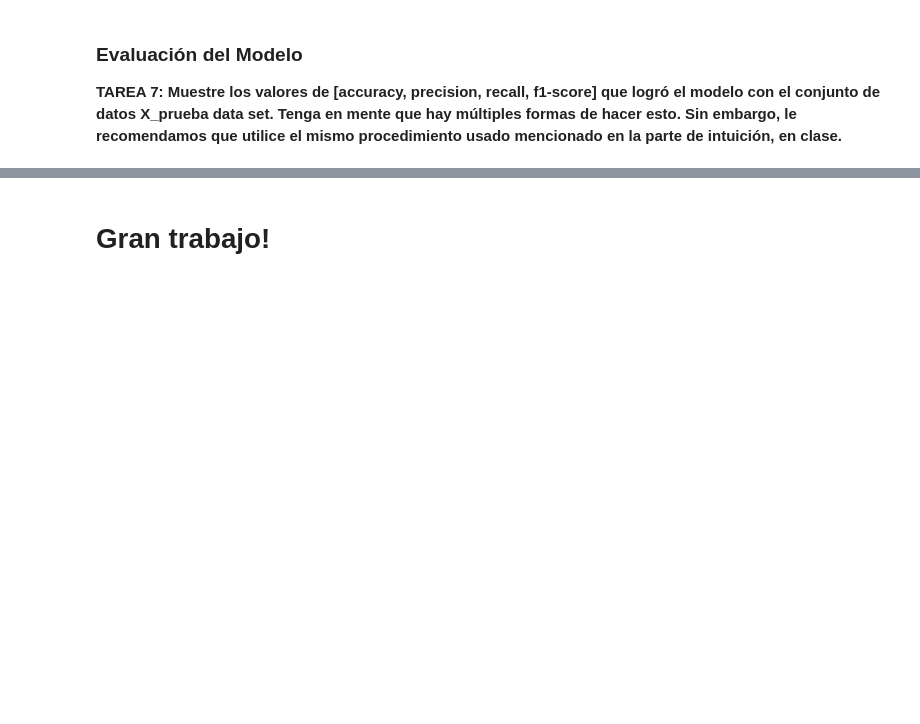
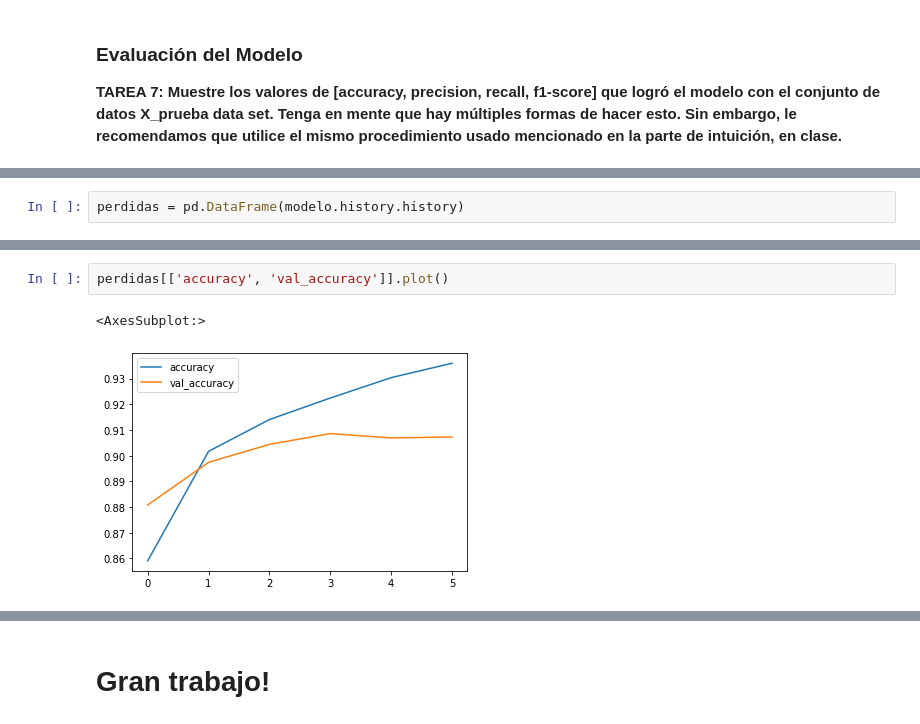
Before and after one commit to gabrielquirozz/Laboratorio4DataScience, a Jupyter notebook: Laboratorio_4_CNN.ipynb, the cells around one changed output, grey strips where cells are left out. Drawn from its saved outputs; the diff is of its cells as text; blank space fills up the shorter version.

```diff
--- a/Laboratorio_4_CNN.ipynb
+++ b/Laboratorio_4_CNN.ipynb
@@ -213,0 +186,2 @@ avg / total       0.91      0.91      0.91     10000
+# %%
+perdidas = pd.DataFrame(modelo.history.history)
@@ -213,0 +197,5 @@ avg / total       0.91      0.91      0.91     10000
+# %%
+perdidas[['accuracy', 'val_accuracy']].plot()
+# %% [output]
+<AxesSubplot:>
+[figure, added]
```
Also changed, not shown: parts of 18 cells of this notebook.
